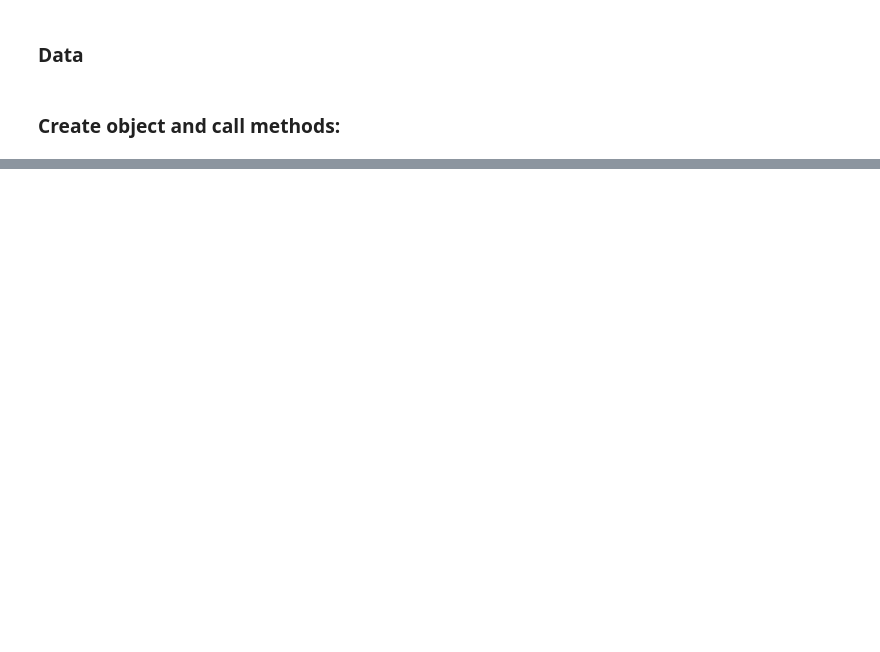
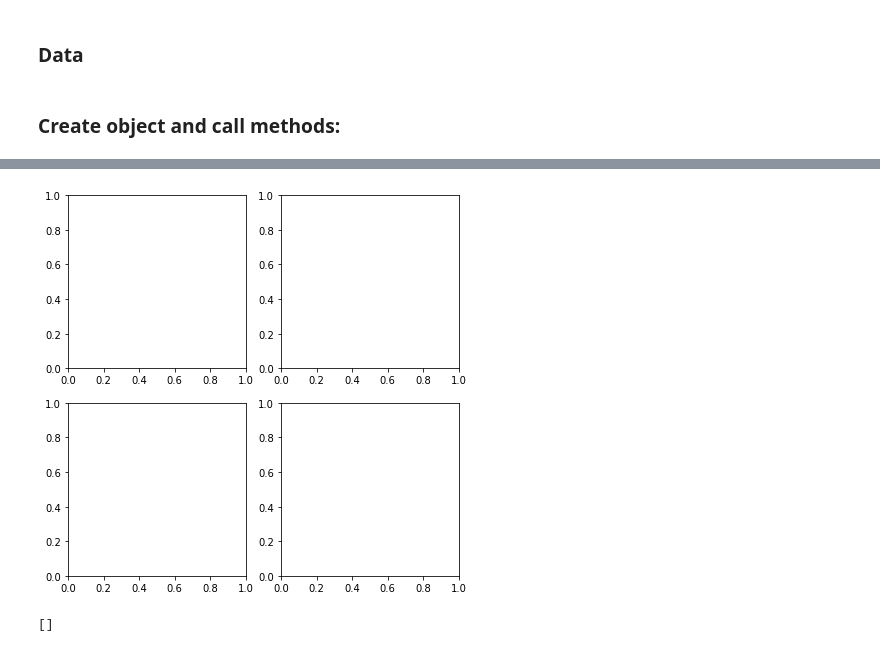
Before and after one commit to kanti92/CodeAstro_project, a Jupyter notebook: first_class.ipynb, the cells around one changed output, grey strips where cells are left out. Drawn from its saved outputs; the diff is of its cells as text; code cells hidden in the pictures; blank space fills up the shorter version.

```diff
--- a/first_class.ipynb
+++ b/first_class.ipynb
@@ -101,2 +101,9 @@ TypeError: get_components() missing 1 required positional argument: 'data'
 # %%
 dd = ((9,7,5), (8,6,5), (3,1,2), (33,4,55), (4,5,6))
+# %%
+rows    = 2
+columns = 2
+# %%
+fig, (ax1, ax2)= plt.subplots(rows, columns, figsize=(7,7))
+# %% [output]
+[figure, added]
@@ -102,0 +119,4 @@ dd = ((9,7,5), (8,6,5), (3,1,2), (33,4,55), (4,5,6))
+# %%
+dic['ax1']
+# %% [output]
+[]
```
Also changed, not shown: parts of 3 cells of this notebook.
